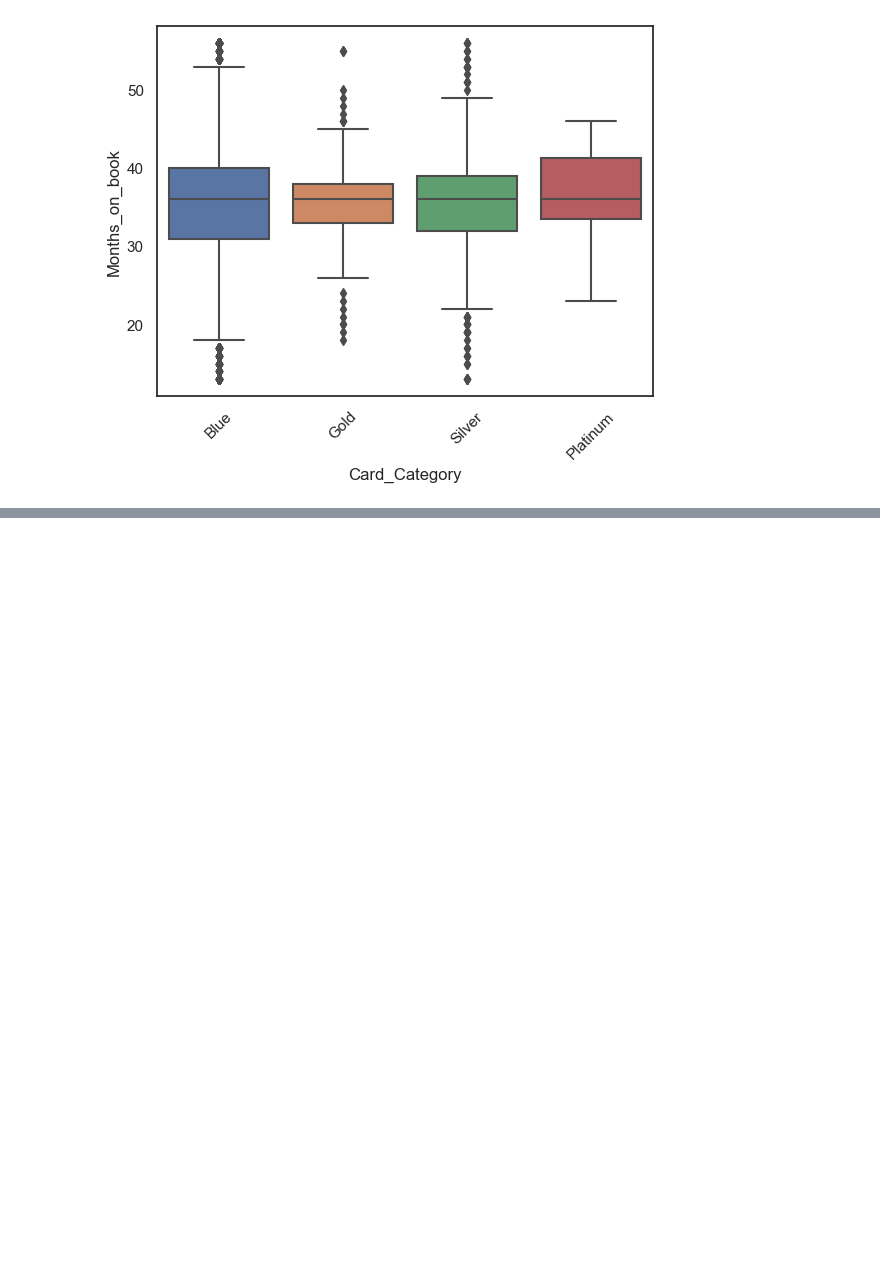
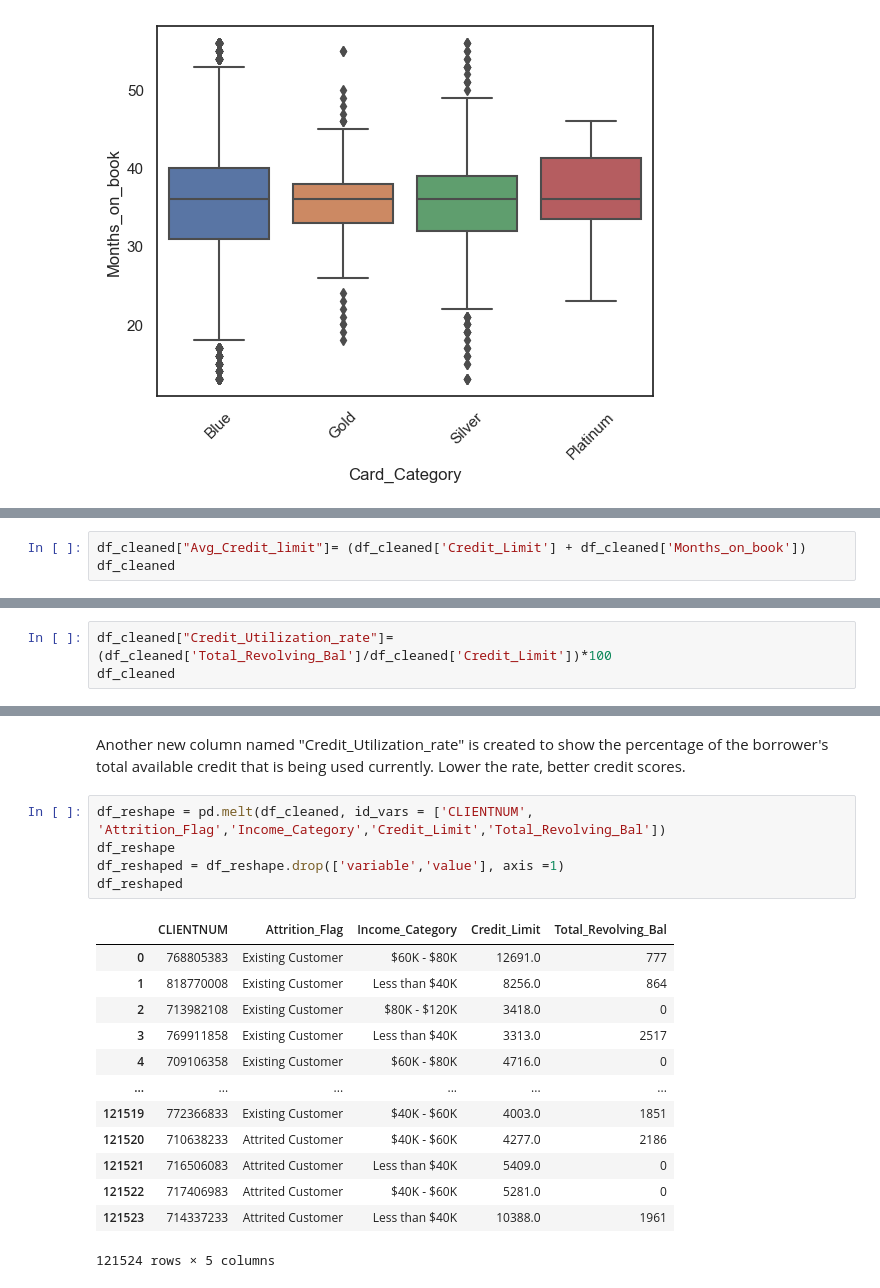
Before and after one commit to ubco-W2022T2-data301/project-group-group-20, a Jupyter notebook: analysis/analysis2.ipynb, the cells around one changed output, grey strips where cells are left out. Saved outputs shown, nothing was run; the diff lists cells and outputs as text; blank space fills up the shorter version.

```diff
--- a/analysis/analysis2.ipynb
+++ b/analysis/analysis2.ipynb
@@ -134,0 +142,3 @@ plt.xticks(rotation=45)
+# %%
+df_cleaned["Avg_Credit_limit"]= (df_cleaned['Credit_Limit'] + df_cleaned['Months_on_book'])
+df_cleaned
@@ -134,0 +163,3 @@ plt.xticks(rotation=45)
+# %%
+df_cleaned["Credit_Utilization_rate"]=(df_cleaned['Total_Revolving_Bal']/df_cleaned['Credit_Limit'])*100
+df_cleaned
@@ -134,0 +180,22 @@ plt.xticks(rotation=45)
+# %% [markdown]
+Another new column named "Credit_Utilization_rate" is created to show the percentage of the borrower's total available credit that is being used currently.
+Lower the rate, better credit scores.
+# %%
+df_reshape = pd.melt(df_cleaned, id_vars = ['CLIENTNUM', 'Attrition_Flag','Income_Category','Credit_Limit','Total_Revolving_Bal'])
+df_reshape
+df_reshaped = df_reshape.drop(['variable','value'], axis =1)
+df_reshaped
+# %% [output]
+|  | CLIENTNUM | Attrition_Flag | Income_Category | Credit_Limit | Total_Revolving_Bal |
+| 0 | 768805383 | Existing Customer | $60K - $80K | 12691.0 | 777 |
+| 1 | 818770008 | Existing Customer | Less than $40K | 8256.0 | 864 |
+| 2 | 713982108 | Existing Customer | $80K - $120K | 3418.0 | 0 |
+| 3 | 769911858 | Existing Customer | Less than $40K | 3313.0 | 2517 |
+| 4 | 709106358 | Existing Customer | $60K - $80K | 4716.0 | 0 |
+| ... | ... | ... | ... | ... | ... |
+| 121519 | 772366833 | Existing Customer | $40K - $60K | 4003.0 | 1851 |
+| 121520 | 710638233 | Attrited Customer | $40K - $60K | 4277.0 | 2186 |
+| 121521 | 716506083 | Attrited Customer | Less than $40K | 5409.0 | 0 |
+| 121522 | 717406983 | Attrited Customer | $40K - $60K | 5281.0 | 0 |
+| 121523 | 714337233 | Attrited Customer | Less than $40K | 10388.0 | 1961 |
+121524 rows × 5 columns
```
Also changed, not shown: parts of 19 cells of this notebook, 1 other file.
